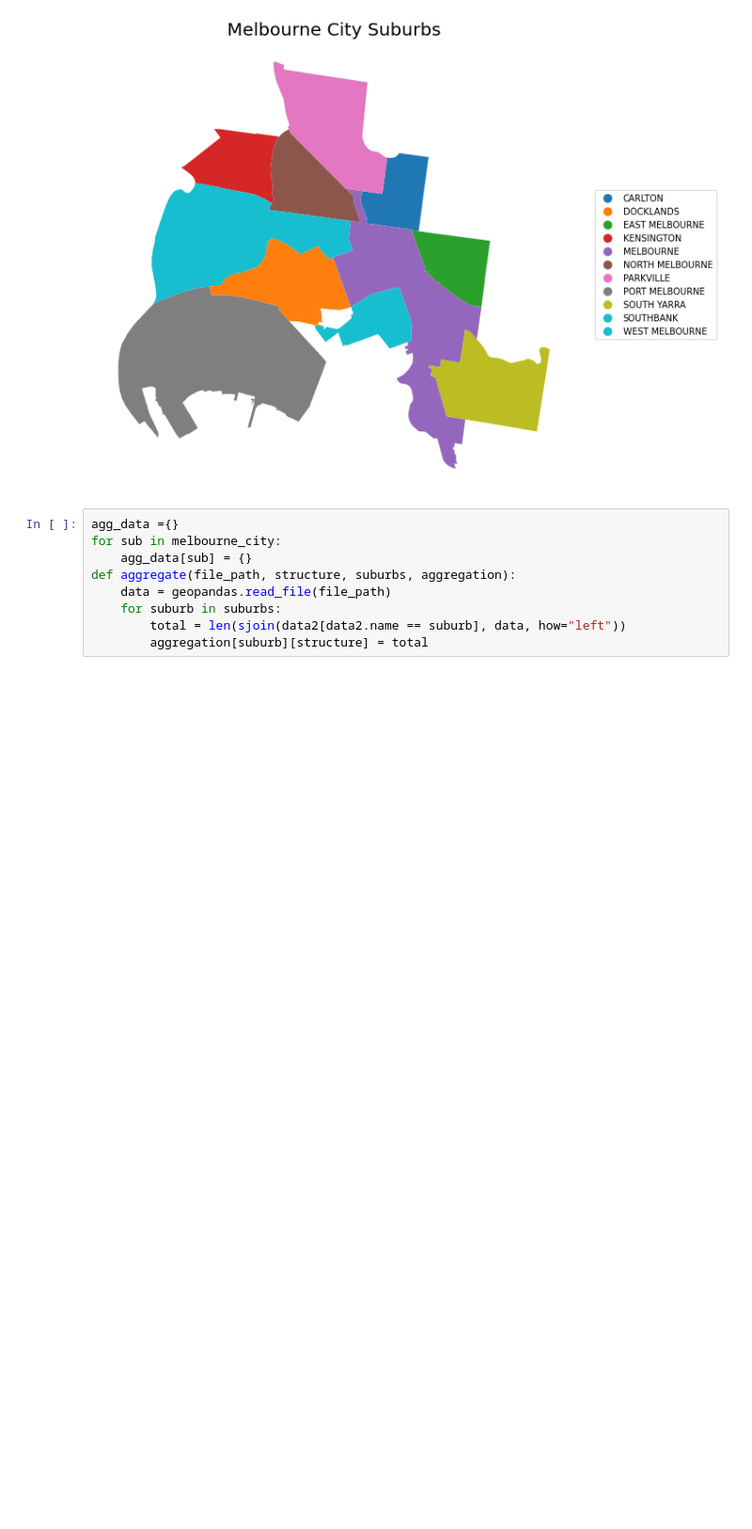
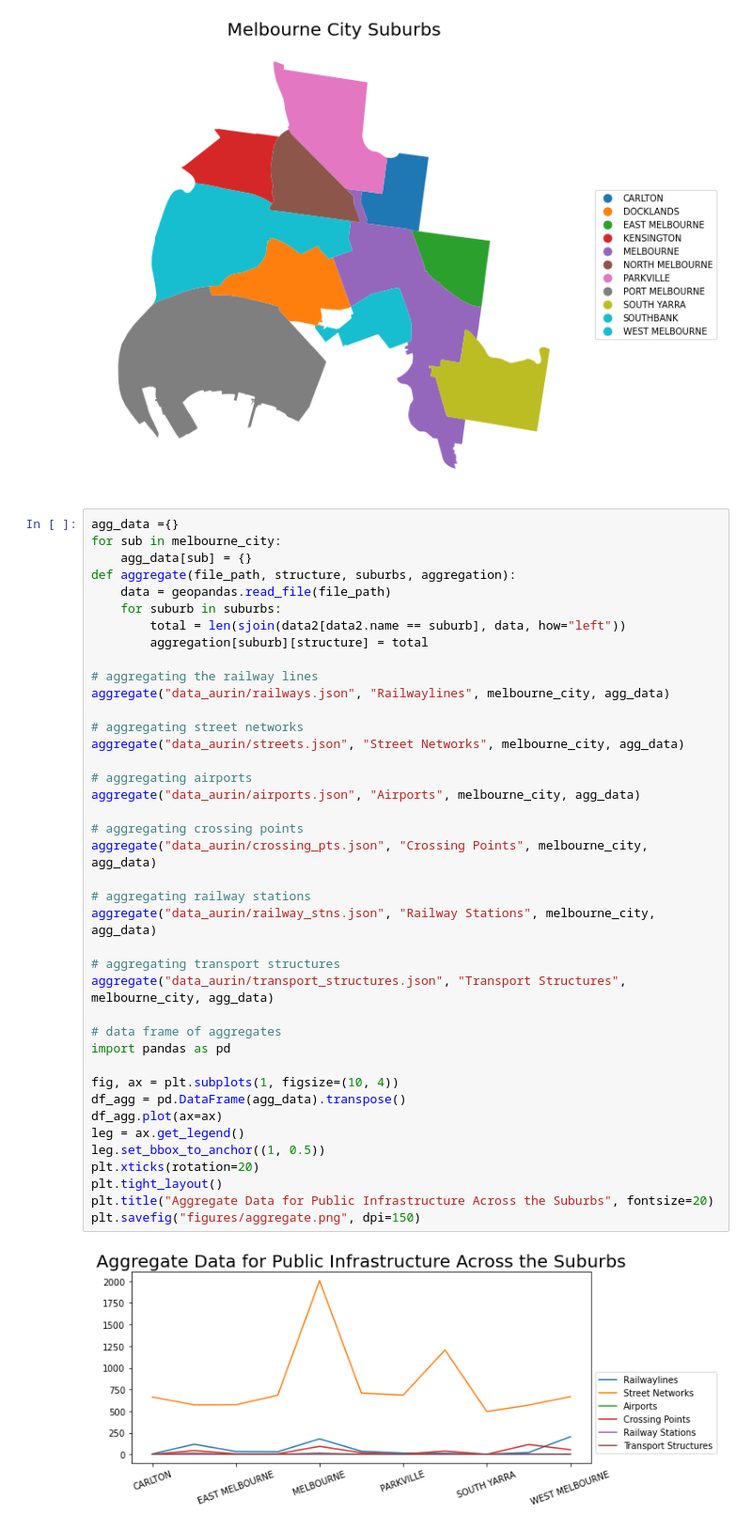
Before and after one commit to 7elevenk/COMP90024-Team30, a Jupyter notebook: aurin/aurin_pp.ipynb, the cells around one changed output. Shown: that part at 94% size. Saved outputs shown, nothing was run; the diff lists cells and outputs as text; blank space fills up the shorter version.

```diff
--- a/aurin/aurin_pp.ipynb
+++ b/aurin/aurin_pp.ipynb
@@ -28,9 +28,42 @@ plt.savefig("figures/suburbs.png", dpi=100)
 # %%
 agg_data ={}
 for sub in melbourne_city:
     agg_data[sub] = {}
 def aggregate(file_path, structure, suburbs, aggregation):
     data = geopandas.read_file(file_path)
     for suburb in suburbs:
         total = len(sjoin(data2[data2.name == suburb], data, how="left"))
         aggregation[suburb][structure] = total
+
+# aggregating the railway lines
+aggregate("data_aurin/railways.json", "Railwaylines", melbourne_city, agg_data)
+
+# aggregating street networks
+aggregate("data_aurin/streets.json", "Street Networks", melbourne_city, agg_data)
+
+# aggregating airports
+aggregate("data_aurin/airports.json", "Airports", melbourne_city, agg_data)
+
+# aggregating crossing points
+aggregate("data_aurin/crossing_pts.json", "Crossing Points", melbourne_city, agg_data)
+
+# aggregating railway stations
+aggregate("data_aurin/railway_stns.json", "Railway Stations", melbourne_city, agg_data)
+
+# aggregating transport structures
+aggregate("data_aurin/transport_structures.json", "Transport Structures", melbourne_city, agg_data)
+
+# data frame of aggregates
+import pandas as pd
+
+fig, ax = plt.subplots(1, figsize=(10, 4))
+df_agg = pd.DataFrame(agg_data).transpose()
+df_agg.plot(ax=ax)
+leg = ax.get_legend()
+leg.set_bbox_to_anchor((1, 0.5))
+plt.xticks(rotation=20)
+plt.tight_layout()
+plt.title("Aggregate Data for Public Infrastructure Across the Suburbs", fontsize=20)
+plt.savefig("figures/aggregate.png", dpi=150)
+# %% [output]
+[figure, added]
```
Also changed, not shown: parts of 5 cells of this notebook, 2 other files.
